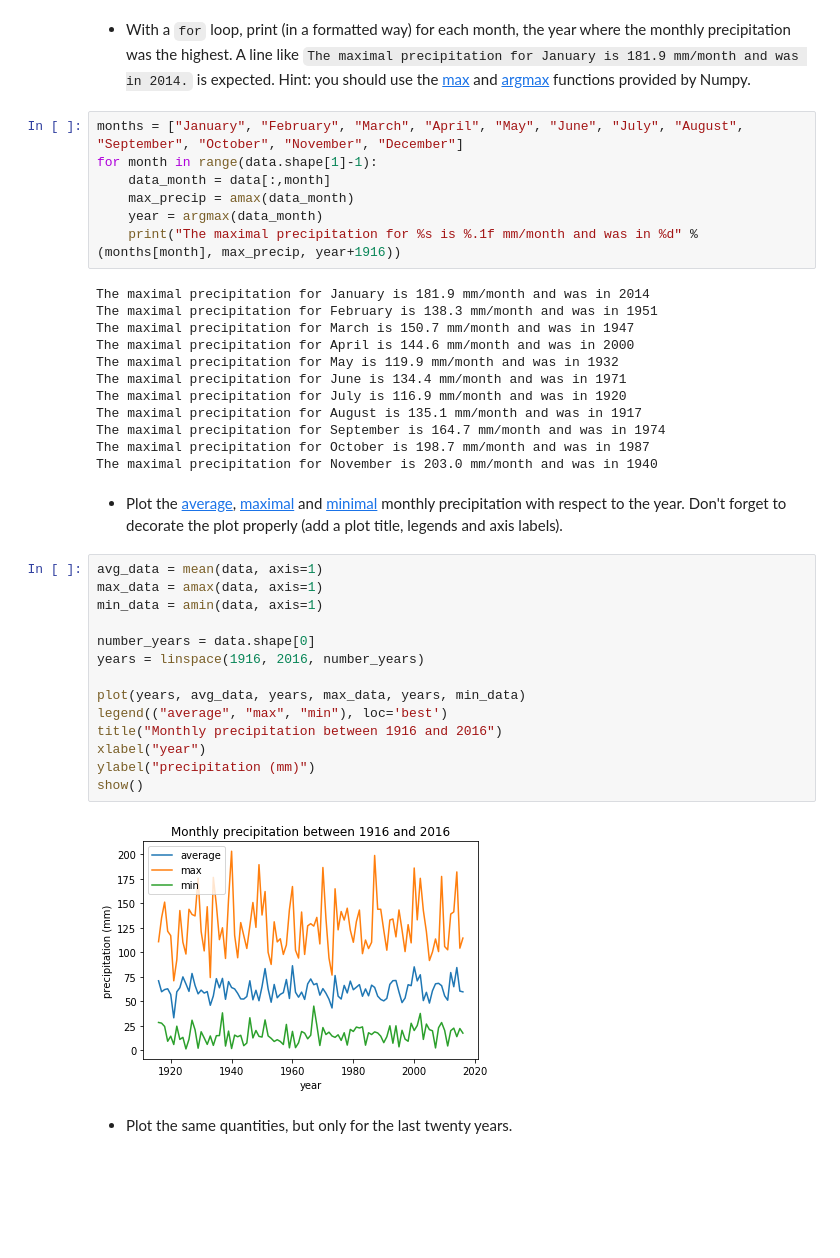
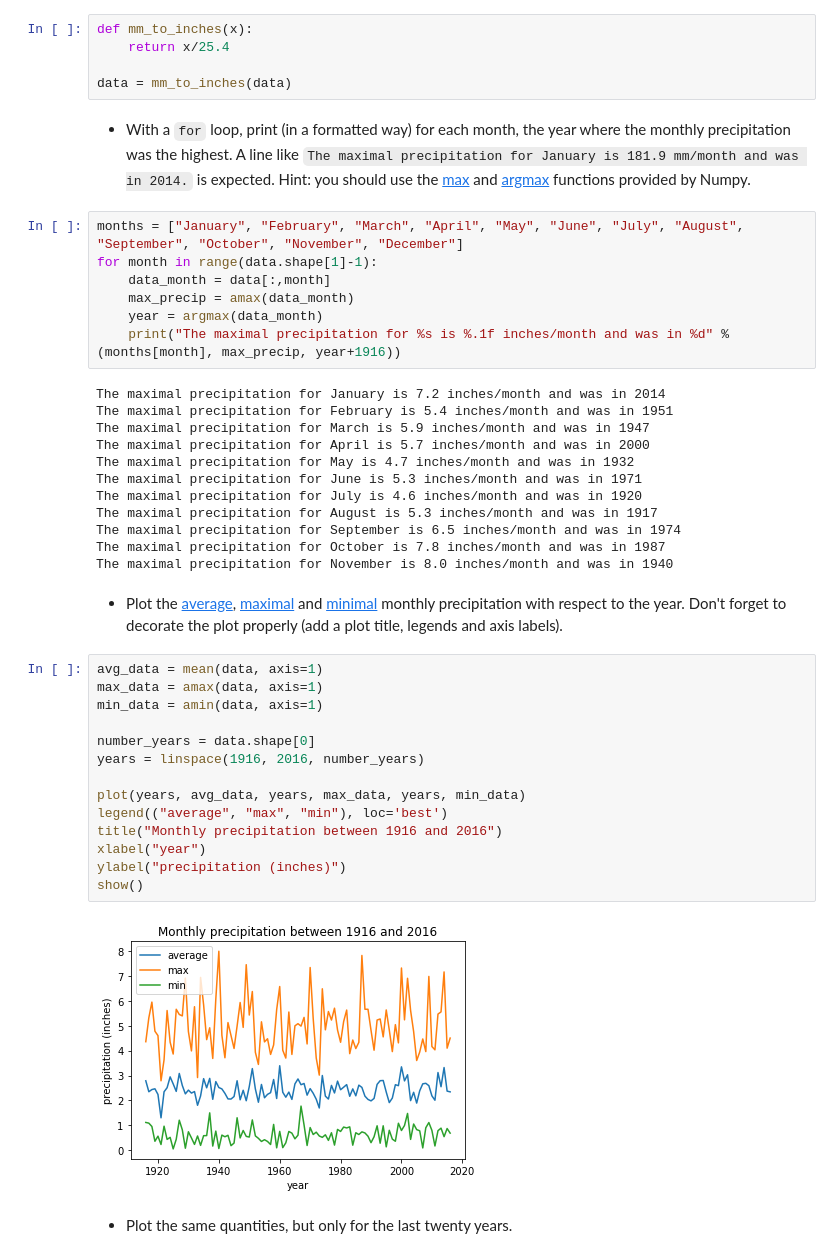
Before and after one commit to ggorman/Introduction-to-programming-for-geoscientists, a Jupyter notebook: notebook/Lecture-5-Introduction-to-programming-for-geoscientists-Solutions.ipynb, the cells around one changed output. Saved outputs shown, nothing was run; the diff lists cells and outputs as text; blank space fills up the shorter version.

```diff
--- a/notebook/Lecture-5-Introduction-to-programming-for-geoscientists-Solutions.ipynb
+++ b/notebook/Lecture-5-Introduction-to-programming-for-geoscientists-Solutions.ipynb
@@ -354,3 +356,8 @@ shape:  (101, 12)
+# %%
+def mm_to_inches(x):
+    return x/25.4
+
+data = mm_to_inches(data)
 # %% [markdown]
 
  - With a `for` loop, print (in a formatted way) for each month, the year where the monthly precipitation was the highest. A line like
@@ -363,37 +370,37 @@ for month in range(data.shape[1]-1):
     data_month = data[:,month]
     max_precip = amax(data_month)
     year = argmax(data_month)
-    print("The maximal precipitation for %s is %.1f mm/month and was in %d" % (months[month], max_precip, year+1916))
+    print("The maximal precipitation for %s is %.1f inches/month and was in %d" % (months[month], max_precip, year+1916))
 # %% [output]
-The maximal precipitation for January is 181.9 mm/month and was in 2014
-The maximal precipitation for February is 138.3 mm/month and was in 1951
-The maximal precipitation for March is 150.7 mm/month and was in 1947
-The maximal precipitation for April is 144.6 mm/month and was in 2000
-The maximal precipitation for May is 119.9 mm/month and was in 1932
-The maximal precipitation for June is 134.4 mm/month and was in 1971
-The maximal precipitation for July is 116.9 mm/month and was in 1920
-The maximal precipitation for August is 135.1 mm/month and was in 1917
-The maximal precipitation for September is 164.7 mm/month and was in 1974
-The maximal precipitation for October is 198.7 mm/month and was in 1987
-The maximal precipitation for November is 203.0 mm/month and was in 1940
+The maximal precipitation for January is 7.2 inches/month and was in 2014
+The maximal precipitation for February is 5.4 inches/month and was in 1951
+The maximal precipitation for March is 5.9 inches/month and was in 1947
+The maximal precipitation for April is 5.7 inches/month and was in 2000
+The maximal precipitation for May is 4.7 inches/month and was in 1932
+The maximal precipitation for June is 5.3 inches/month and was in 1971
+The maximal precipitation for July is 4.6 inches/month and was in 1920
+The maximal precipitation for August is 5.3 inches/month and was in 1917
+The maximal precipitation for September is 6.5 inches/month and was in 1974
+The maximal precipitation for October is 7.8 inches/month and was in 1987
+The maximal precipitation for November is 8.0 inches/month and was in 1940
 # %% [markdown]
  - Plot the [average](), [maximal]() and [minimal]() monthly precipitation with respect to the year. Don't forget to decorate the plot properly (add a plot title, legends and axis labels).
 # %%
 avg_data = mean(data, axis=1)
 max_data = amax(data, axis=1)
 min_data = amin(data, axis=1)
 
 number_years = data.shape[0]
 years = linspace(1916, 2016, number_years)
 
 plot(years, avg_data, years, max_data, years, min_data)
 legend(("average", "max", "min"), loc='best')
 title("Monthly precipitation between 1916 and 2016")
 xlabel("year")
-ylabel("precipitation (mm)")
+ylabel("precipitation (inches)")
 show()
 # %% [output]
-[figure, old version]
+[figure, new version]
 # %% [markdown]
  - Plot the same quantities, but only for the last twenty years.
 # %%
```
Also changed, not shown: parts of 5 cells of this notebook, 1 other file.
